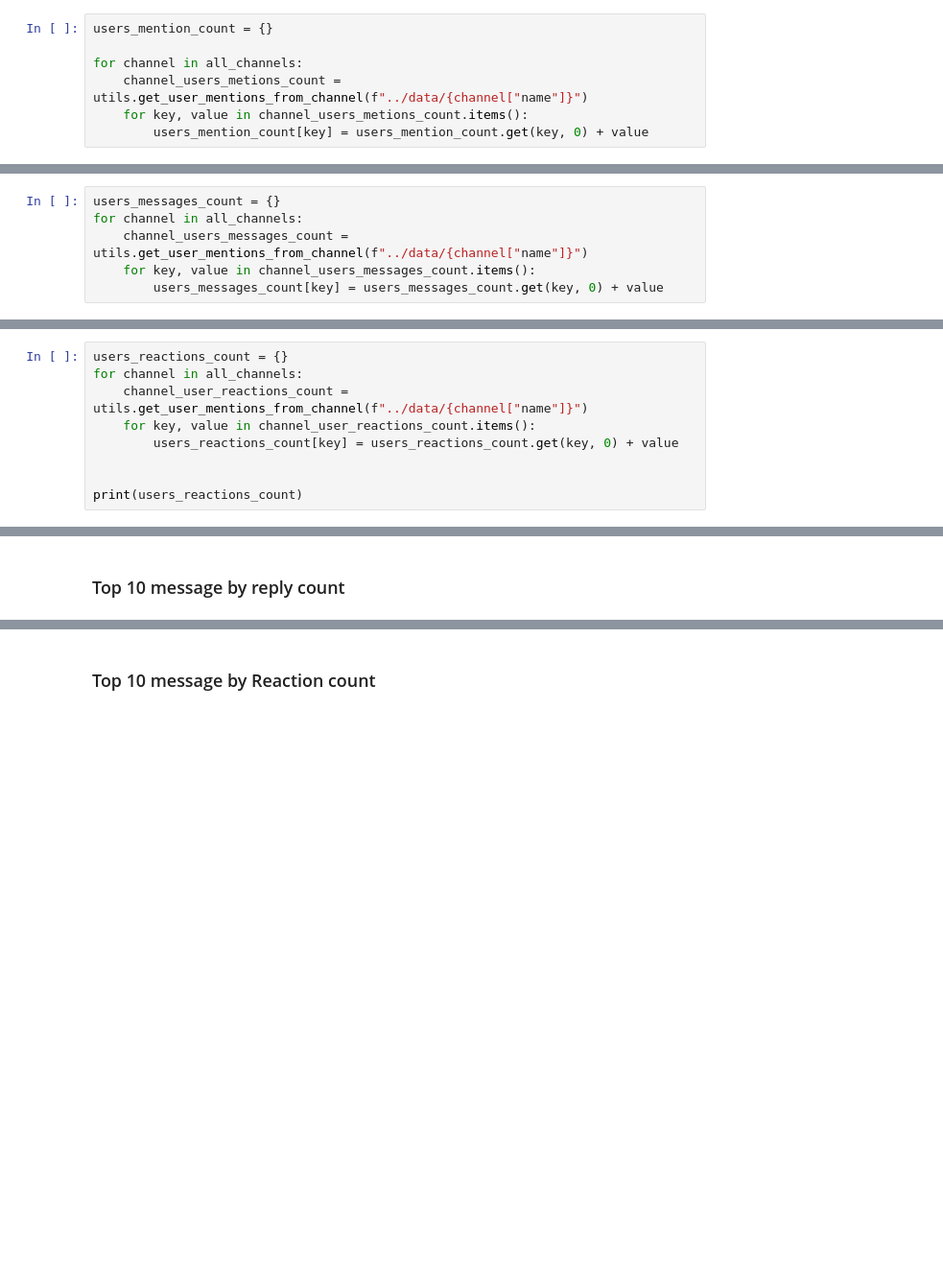
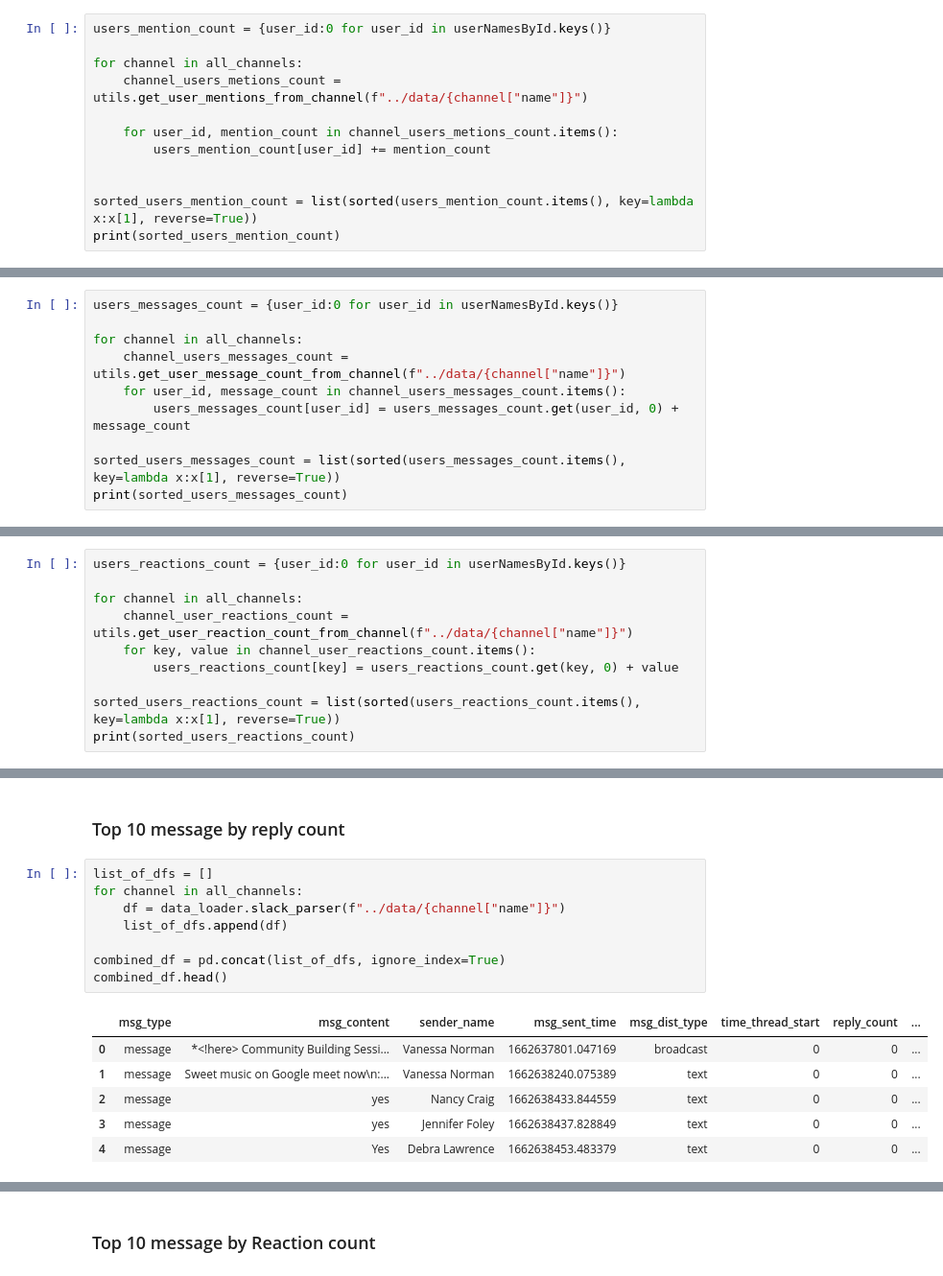
Before and after one commit to birehan/Slack-Messages-Analysis, a Jupyter notebook: notebooks/parse_slack_data.ipynb, the cells around one changed output, grey strips where cells are left out. Shown at 96% size. Drawn from its saved outputs; the diff is of its cells as text; blank space fills up the shorter version.

```diff
--- a/notebooks/parse_slack_data.ipynb
+++ b/notebooks/parse_slack_data.ipynb
@@ -159,7 +147,12 @@ Top 10 users by replay count:
 # %%
-users_mention_count = {}
+users_mention_count = {user_id:0 for user_id in userNamesById.keys()}
 
 for channel in all_channels:
     channel_users_metions_count = utils.get_user_mentions_from_channel(f"../data/{channel["name"]}")
-    for key, value in channel_users_metions_count.items():
-        users_mention_count[key] = users_mention_count.get(key, 0) + value
+
+    for user_id, mention_count in channel_users_metions_count.items():
+        users_mention_count[user_id] += mention_count
+
+
+sorted_users_mention_count = list(sorted(users_mention_count.items(), key=lambda x:x[1], reverse=True))
+print(sorted_users_mention_count)
@@ -202,8 +195,12 @@ Bottom 10 users by mention count:
 # %% [markdown]
 ### Top 10 and bottom 10 users by Message count
 # %%
-users_messages_count = {}
+users_messages_count = {user_id:0 for user_id in userNamesById.keys()}
+
 for channel in all_channels:
-    channel_users_messages_count = utils.get_user_mentions_from_channel(f"../data/{channel["name"]}")
-    for key, value in channel_users_messages_count.items():
-        users_messages_count[key] = users_messages_count.get(key, 0) + value
+    channel_users_messages_count = utils.get_user_message_count_from_channel(f"../data/{channel["name"]}")
+    for user_id, message_count in channel_users_messages_count.items():
+        users_messages_count[user_id] = users_messages_count.get(user_id, 0) + message_count
+
+sorted_users_messages_count = list(sorted(users_messages_count.items(), key=lambda x:x[1], reverse=True))
+print(sorted_users_messages_count)
@@ -246,12 +244,13 @@ Bottom 10 users by messages count:
 # %% [markdown]
 ### Top 10 and bottom 10 users by Reaction count
 # %%
-users_reactions_count = {}
+users_reactions_count = {user_id:0 for user_id in userNamesById.keys()}
+
 for channel in all_channels:
-    channel_user_reactions_count = utils.get_user_mentions_from_channel(f"../data/{channel["name"]}")
+    channel_user_reactions_count = utils.get_user_reaction_count_from_channel(f"../data/{channel["name"]}")
     for key, value in channel_user_reactions_count.items():
         users_reactions_count[key] = users_reactions_count.get(key, 0) + value
 
-
-print(users_reactions_count)
+sorted_users_reactions_count = list(sorted(users_reactions_count.items(), key=lambda x:x[1], reverse=True))
+print(sorted_users_reactions_count)
 # %% [output]
@@ -295,3 +293,18 @@ Bottom 10 users by reactions count:
 # %% [markdown]
 ### Top 10 message by reply count
+# %%
+list_of_dfs = []
+for channel in all_channels:
+    df = data_loader.slack_parser(f"../data/{channel["name"]}")
+    list_of_dfs.append(df)
+
+combined_df = pd.concat(list_of_dfs, ignore_index=True)
+combined_df.head()
+# %% [output]
+|  | msg_type | msg_content | sender_name | msg_sent_time | msg_dist_type | time_thread_start | reply_count | ... |
+| 0 | message | *<!here> Community Building Sessi... | Vanessa Norman | 1662637801.047169 | broadcast | 0 | 0 | ... |
+| 1 | message | Sweet music on Google meet now\n:... | Vanessa Norman | 1662638240.075389 | text | 0 | 0 | ... |
+| 2 | message | yes | Nancy Craig | 1662638433.844559 | text | 0 | 0 | ... |
+| 3 | message | yes | Jennifer Foley | 1662638437.828849 | text | 0 | 0 | ... |
+| 4 | message | Yes | Debra Lawrence | 1662638453.483379 | text | 0 | 0 | ... |
 # %%
```
Also changed, not shown: parts of 33 cells of this notebook, 2 other files.
